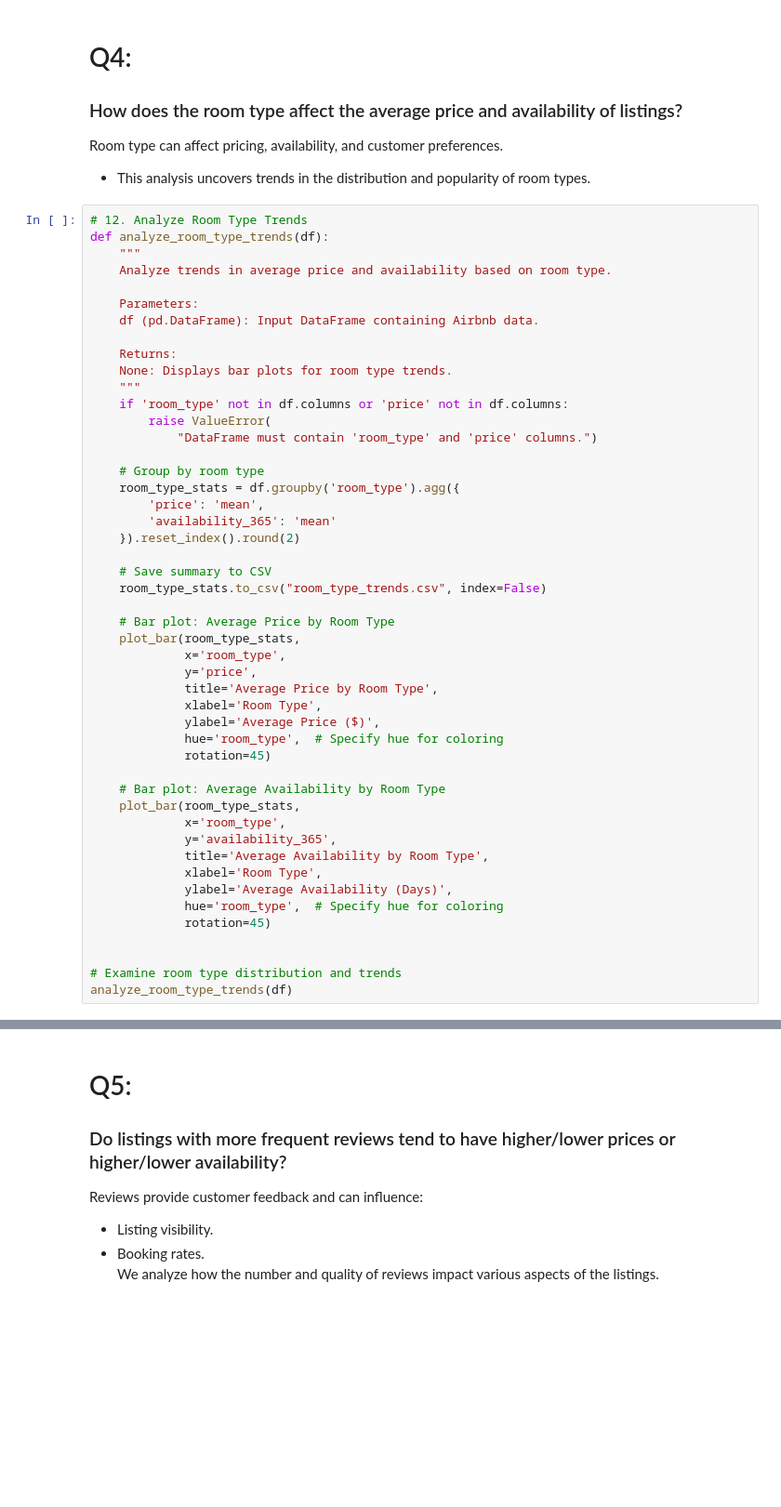
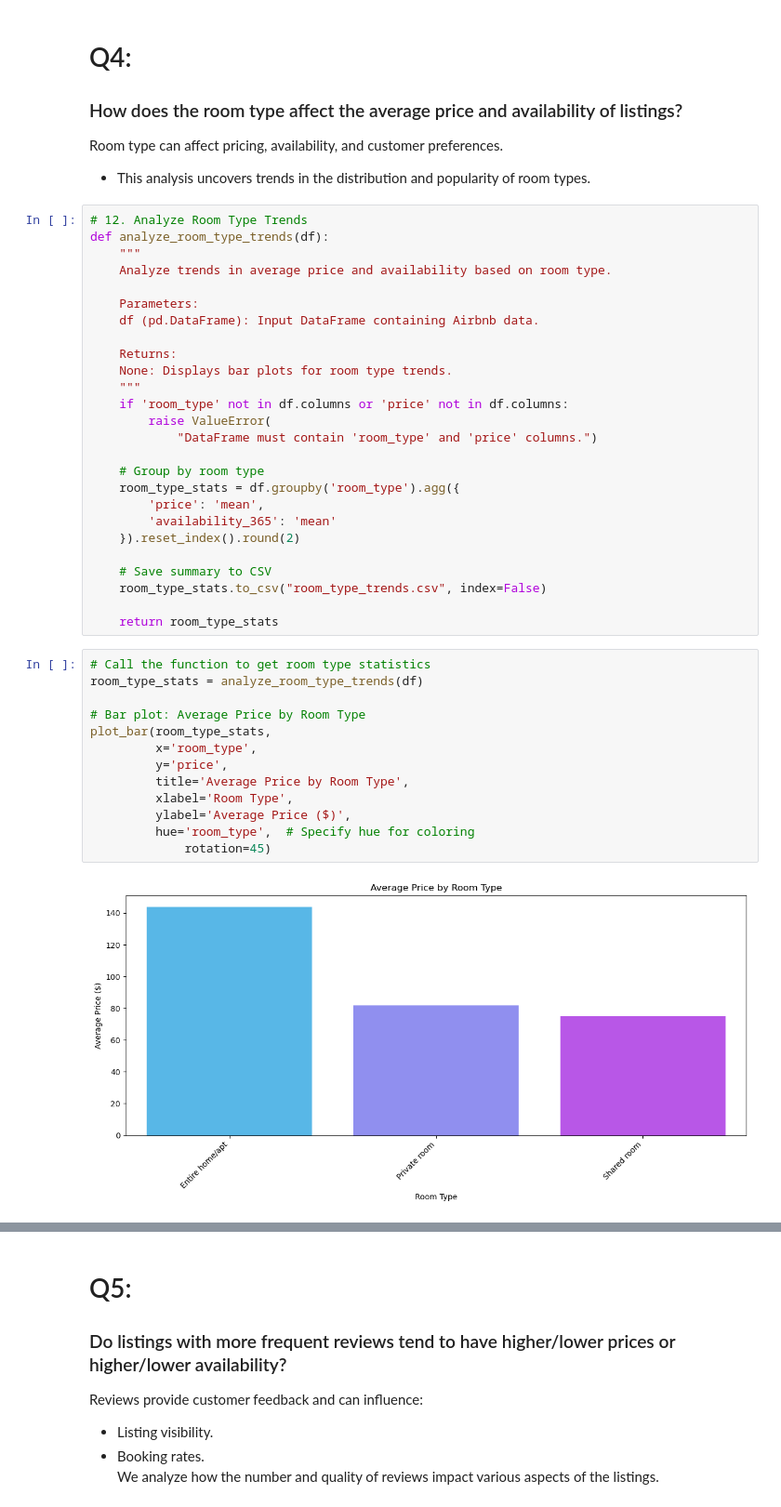
Before and after one commit to Hossam9909/Airbnb, a Jupyter notebook: Airbnb.ipynb, the cells around one changed output, grey strips where cells are left out. Shown at 93% size. Drawn from its saved outputs; the diff is of its cells as text; blank space fills up the shorter version.

```diff
--- a/Airbnb.ipynb
+++ b/Airbnb.ipynb
@@ -944,26 +944,19 @@ def analyze_room_type_trends(df):
     # Save summary to CSV
     room_type_stats.to_csv("room_type_trends.csv", index=False)
 
-    # Bar plot: Average Price by Room Type
-    plot_bar(room_type_stats,
-             x='room_type',
-             y='price',
-             title='Average Price by Room Type',
-             xlabel='Room Type',
-             ylabel='Average Price ($)',
-             hue='room_type',  # Specify hue for coloring
-             rotation=45)
-
-    # Bar plot: Average Availability by Room Type
-    plot_bar(room_type_stats,
-             x='room_type',
-             y='availability_365',
-             title='Average Availability by Room Type',
-             xlabel='Room Type',
-             ylabel='Average Availability (Days)',
-             hue='room_type',  # Specify hue for coloring
-             rotation=45)
-
-
-# Examine room type distribution and trends
-analyze_room_type_trends(df)
+    return room_type_stats
+# %%
+# Call the function to get room type statistics
+room_type_stats = analyze_room_type_trends(df)
+
+# Bar plot: Average Price by Room Type
+plot_bar(room_type_stats,
+         x='room_type',
+         y='price',
+         title='Average Price by Room Type',
+         xlabel='Room Type',
+         ylabel='Average Price ($)',
+         hue='room_type',  # Specify hue for coloring
+             rotation=45)
+# %% [output]
+[figure, added]
```
Also changed, not shown: parts of 4 cells of this notebook.
